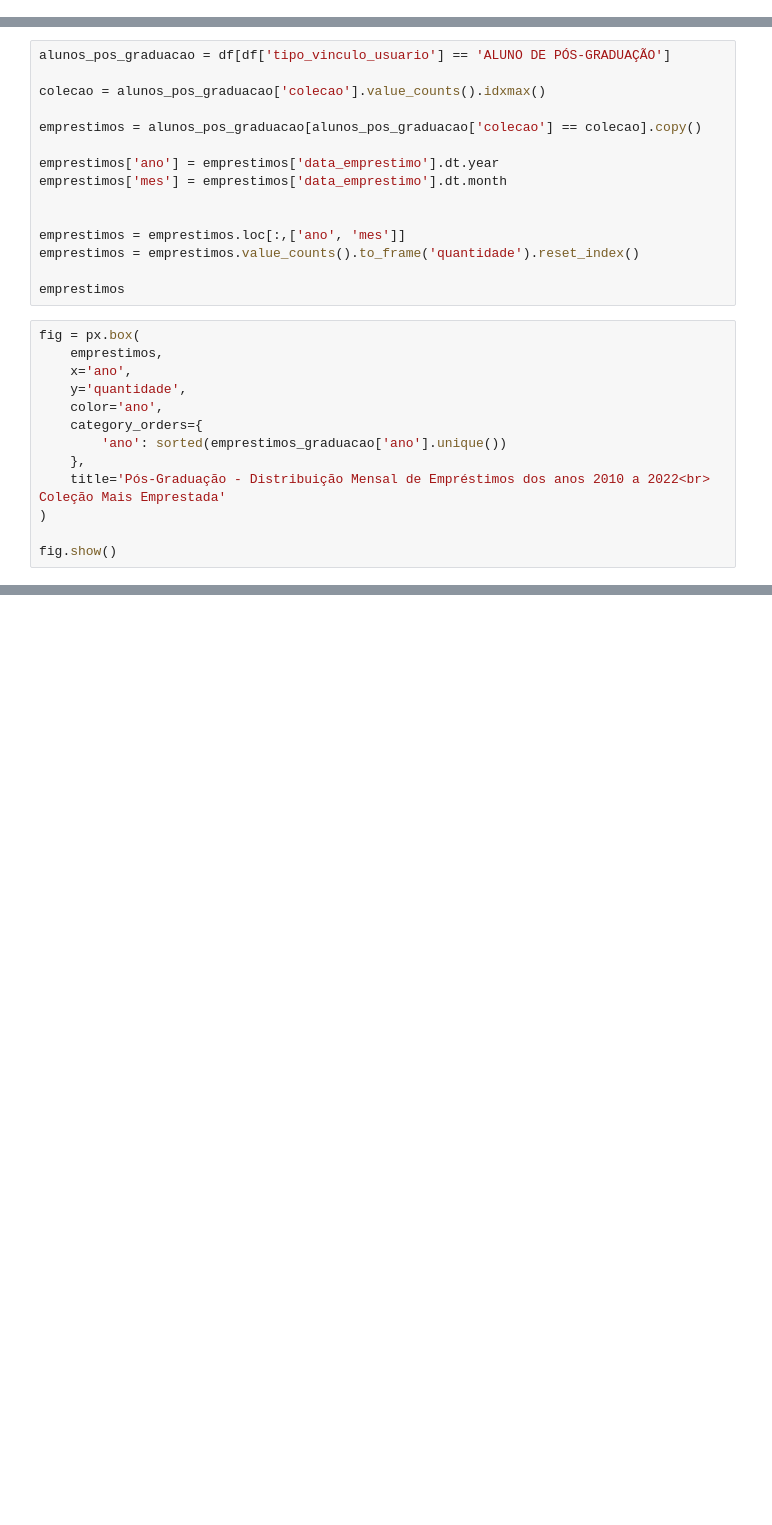
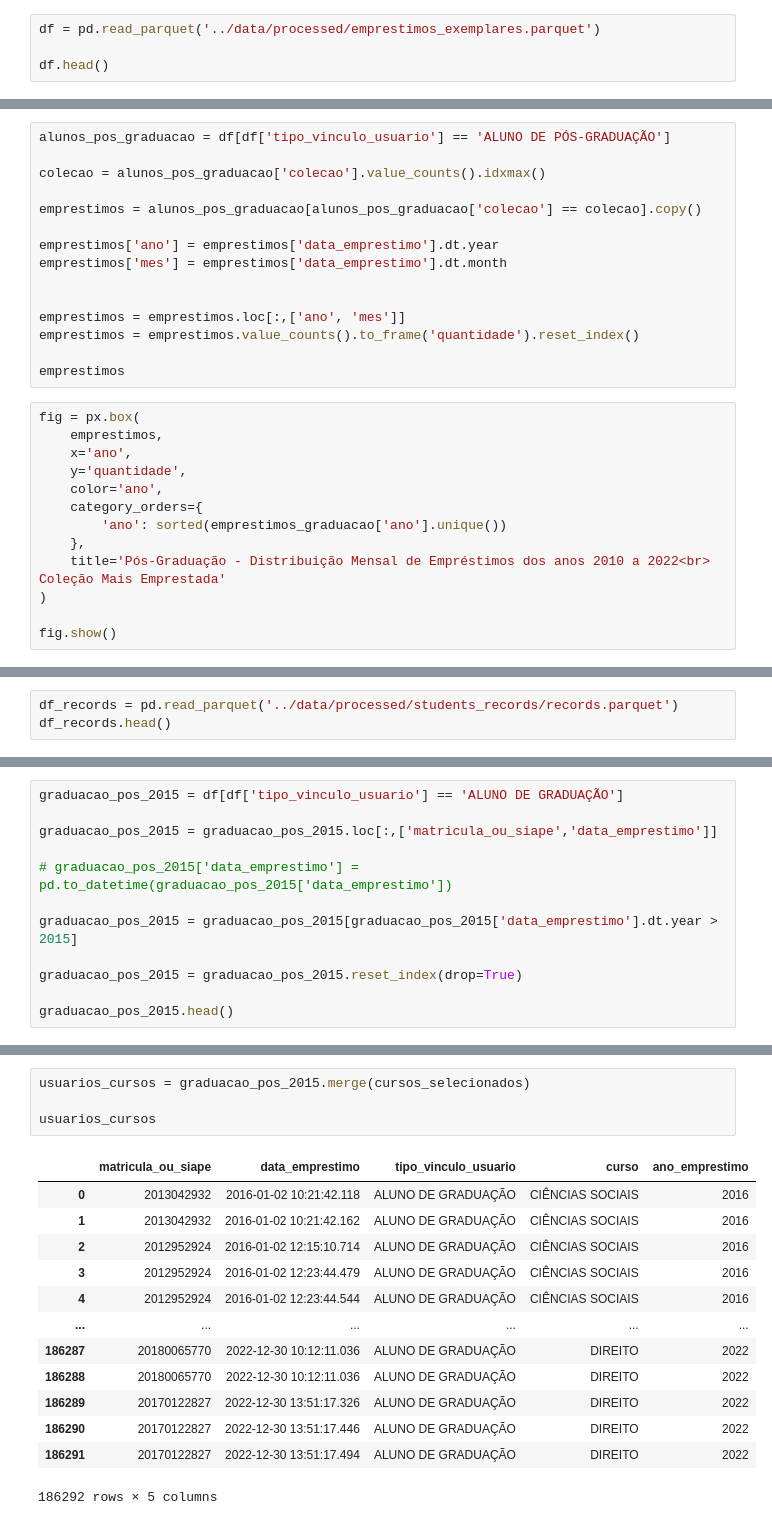
Before and after one commit to PVSO/7-days-pandas, a Jupyter notebook: notebooks/3.0-pvso-exploratory-analysis.ipynb, the cells around one changed output, grey strips where cells are left out. Saved outputs shown, nothing was run; the diff lists cells and outputs as text; blank space fills up the shorter version.

```diff
--- a/notebooks/3.0-pvso-exploratory-analysis.ipynb
+++ b/notebooks/3.0-pvso-exploratory-analysis.ipynb
@@ -9,3 +9,7 @@ import seaborn as sns
 df = pd.read_csv('../data/processed/emprestimos_exemplares.csv')
 
 df.head()
+# %%
+df = pd.read_parquet('../data/processed/emprestimos_exemplares.parquet')
+
+df.head()
@@ -301,0 +333,3 @@ fig.show()
+# %%
+df_records = pd.read_parquet('../data/processed/students_records/records.parquet')
+df_records.head()
@@ -301,0 +347,12 @@ fig.show()
+# %%
+graduacao_pos_2015 = df[df['tipo_vinculo_usuario'] == 'ALUNO DE GRADUAÇÃO']
+
+graduacao_pos_2015 = graduacao_pos_2015.loc[:,['matricula_ou_siape','data_emprestimo']]
+
+# graduacao_pos_2015['data_emprestimo'] = pd.to_datetime(graduacao_pos_2015['data_emprestimo'])
+
+graduacao_pos_2015 = graduacao_pos_2015[graduacao_pos_2015['data_emprestimo'].dt.year > 2015]
+
+graduacao_pos_2015 = graduacao_pos_2015.reset_index(drop=True)
+
+graduacao_pos_2015.head()
@@ -301,0 +395,18 @@ fig.show()
+# %%
+usuarios_cursos = graduacao_pos_2015.merge(cursos_selecionados)
+
+usuarios_cursos
+# %% [output]
+|  | matricula_ou_siape | data_emprestimo | tipo_vinculo_usuario | curso | ano_emprestimo |
+| 0 | 2013042932 | 2016-01-02 10:21:42.118 | ALUNO DE GRADUAÇÃO | CIÊNCIAS SOCIAIS | 2016 |
+| 1 | 2013042932 | 2016-01-02 10:21:42.162 | ALUNO DE GRADUAÇÃO | CIÊNCIAS SOCIAIS | 2016 |
+| 2 | 2012952924 | 2016-01-02 12:15:10.714 | ALUNO DE GRADUAÇÃO | CIÊNCIAS SOCIAIS | 2016 |
+| 3 | 2012952924 | 2016-01-02 12:23:44.479 | ALUNO DE GRADUAÇÃO | CIÊNCIAS SOCIAIS | 2016 |
+| 4 | 2012952924 | 2016-01-02 12:23:44.544 | ALUNO DE GRADUAÇÃO | CIÊNCIAS SOCIAIS | 2016 |
+| ... | ... | ... | ... | ... | ... |
+| 186287 | 20180065770 | 2022-12-30 10:12:11.036 | ALUNO DE GRADUAÇÃO | DIREITO | 2022 |
+| 186288 | 20180065770 | 2022-12-30 10:12:11.036 | ALUNO DE GRADUAÇÃO | DIREITO | 2022 |
+| 186289 | 20170122827 | 2022-12-30 13:51:17.326 | ALUNO DE GRADUAÇÃO | DIREITO | 2022 |
+| 186290 | 20170122827 | 2022-12-30 13:51:17.446 | ALUNO DE GRADUAÇÃO | DIREITO | 2022 |
+| 186291 | 20170122827 | 2022-12-30 13:51:17.494 | ALUNO DE GRADUAÇÃO | DIREITO | 2022 |
+186292 rows × 5 columns
```
Also changed, not shown: parts of 12 cells of this notebook.
